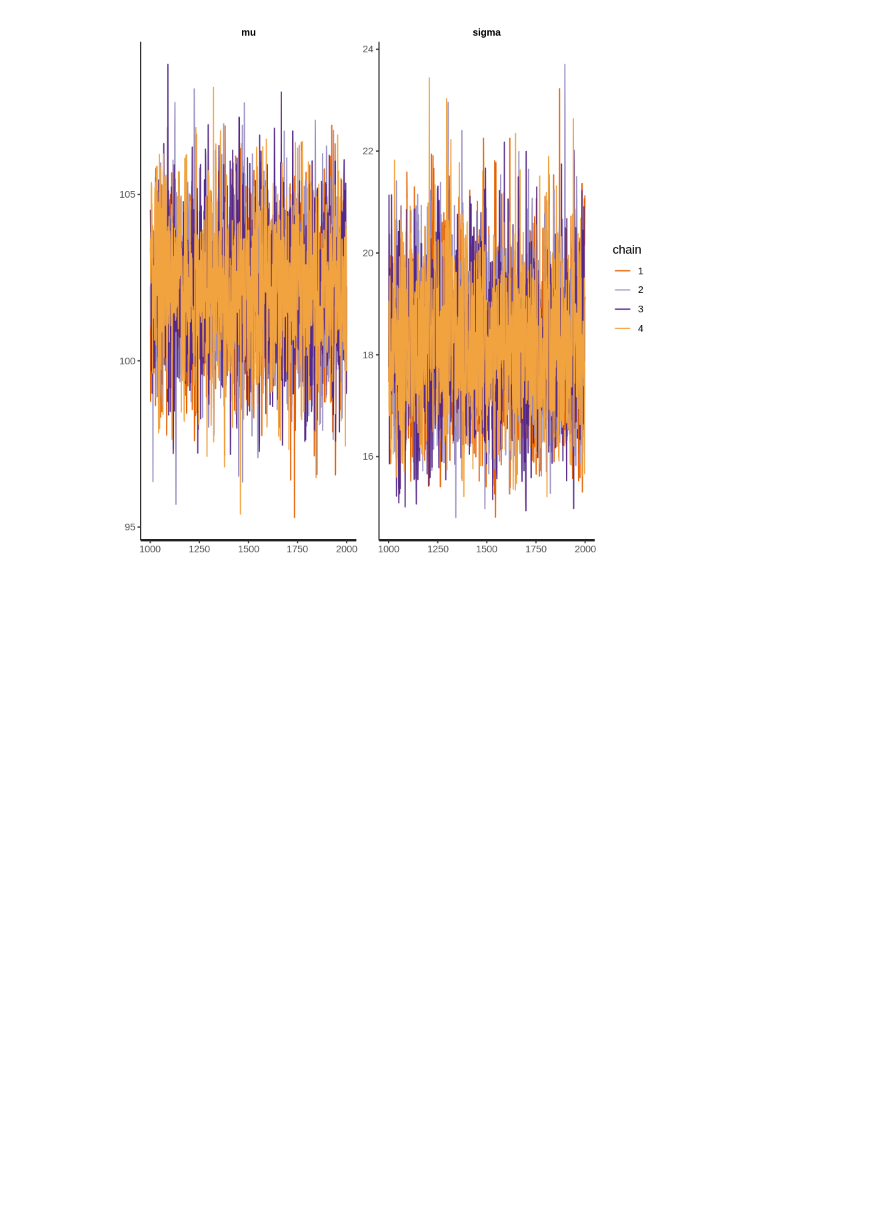
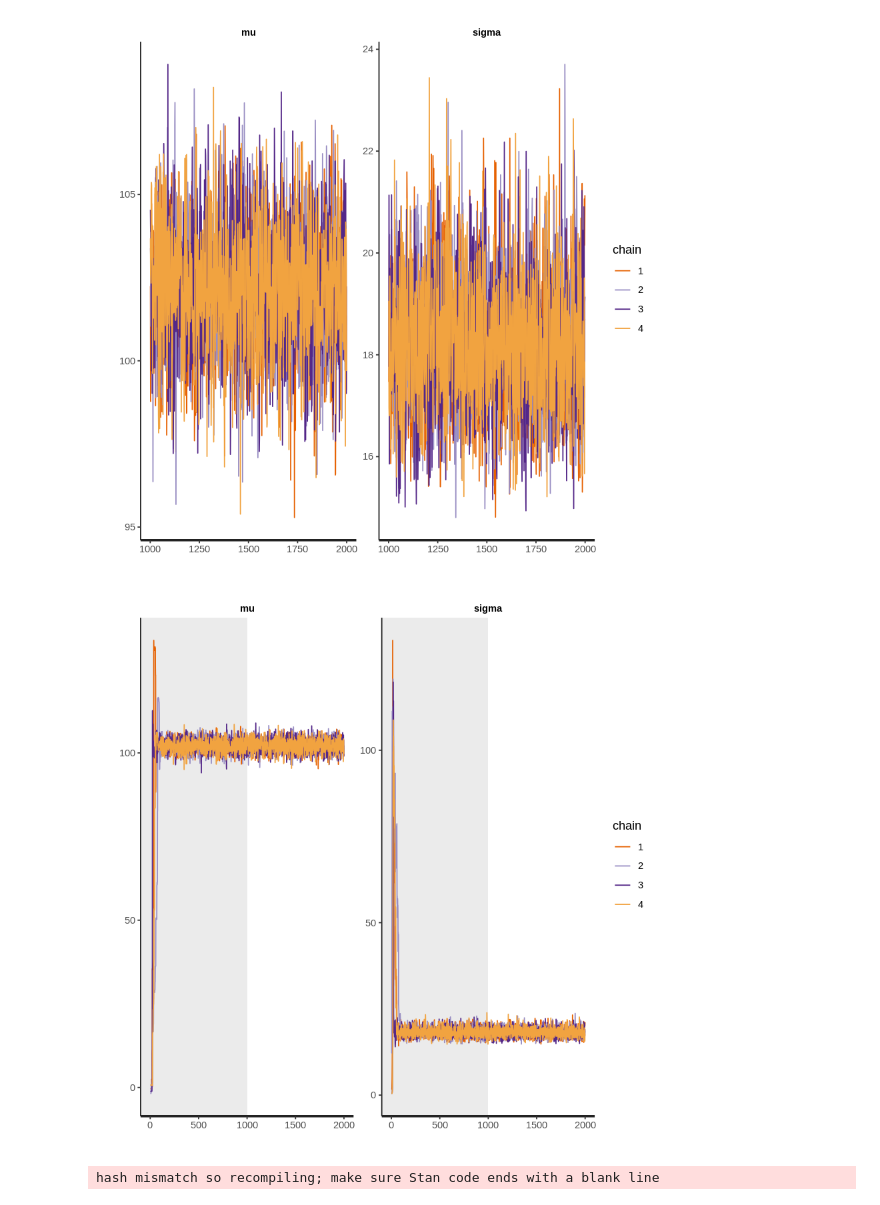
Before and after one commit to mkusaka/stat_with_R, a Jupyter notebook: src/stan.ipynb, the cells around one changed output. Cells and saved outputs as stored; diff of their text form; code cells hidden in the pictures; blank space fills up the shorter version.

Commit message:
add dockerfile and stan examples

```diff
--- a/src/stan.ipynb
+++ b/src/stan.ipynb
@@ -95,3 +95,19 @@ convergence, Rhat=1).
 traceplot(mcmc_result)
 # %% [output]
 [figure]
+# %%
+traceplot(mcmc_result, inc_warmup = T)
+# %% [output]
+[figure, added]
+# %%
+mcmc_result = stan(
+    file = "2-4-1-calc-mean-variance.stan",
+    data = data_list,
+    seed = 1,
+    chains = 4,
+    iter = 2000,
+    warmup = 1000,
+    thin = 1
+)
+# %% [output]
+hash mismatch so recompiling; make sure Stan code ends with a blank line
```
Also changed, not shown: parts of 43 cells of this notebook, 7 other files.
